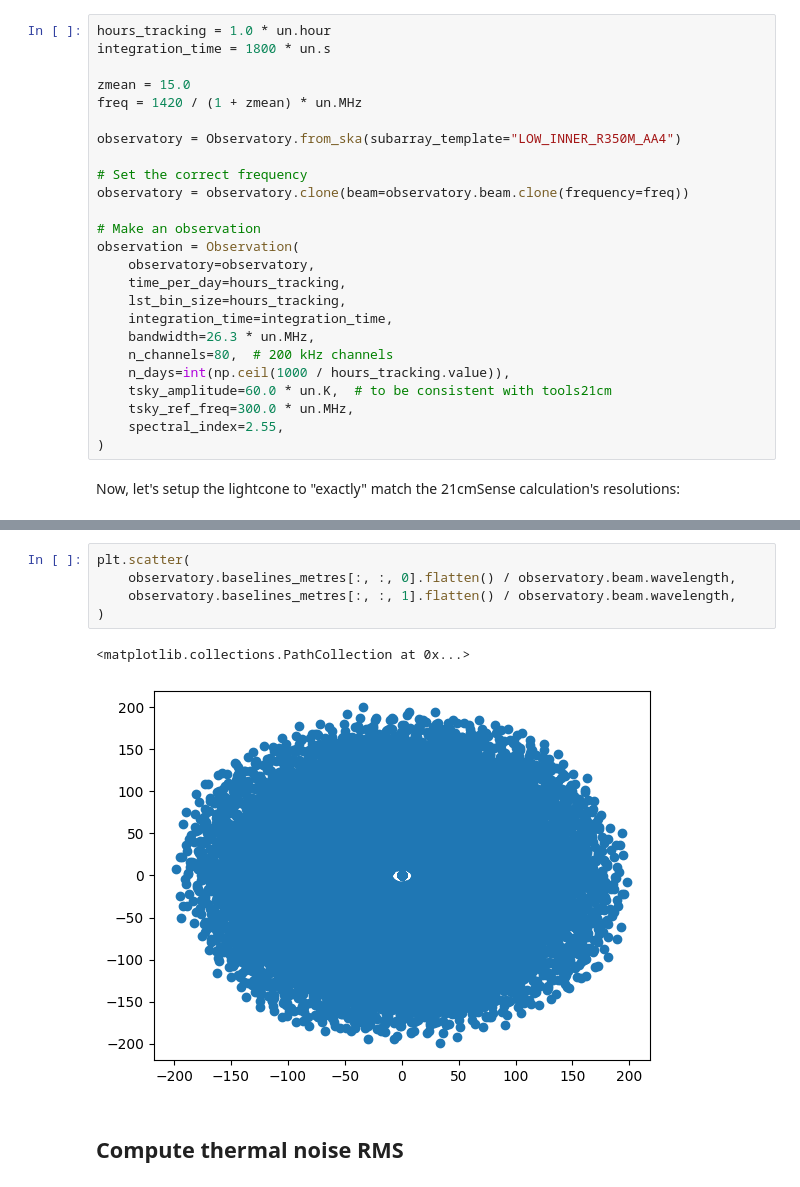
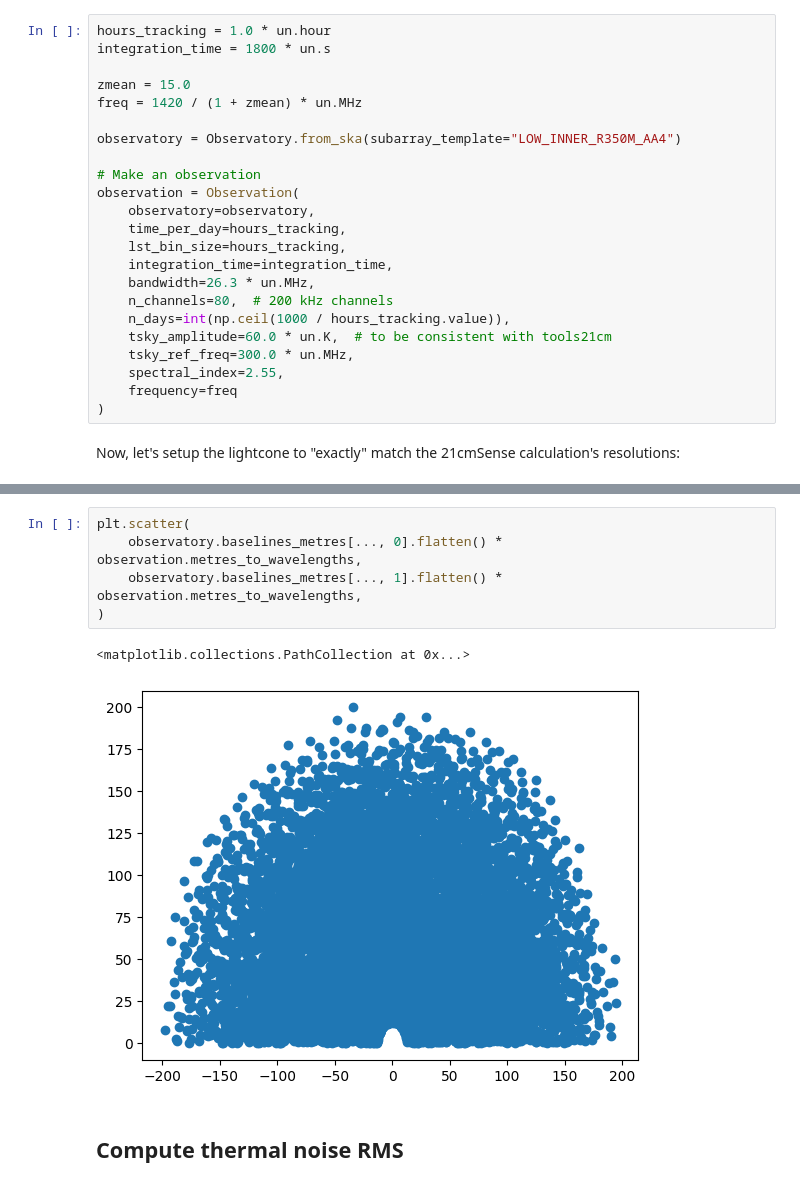
Before and after one commit to 21cmfast/tuesday, a Jupyter notebook: docs/tutorials/match_lc_noise_power_to_sense.ipynb, the cells around one changed output, grey strips where cells are left out. Drawn from its saved outputs; the diff is of its cells as text.

```diff
--- a/docs/tutorials/match_lc_noise_power_to_sense.ipynb
+++ b/docs/tutorials/match_lc_noise_power_to_sense.ipynb
@@ -79,9 +92,6 @@ zmean = 15.0
 freq = 1420 / (1 + zmean) * un.MHz
 
 observatory = Observatory.from_ska(subarray_template="LOW_INNER_R350M_AA4")
-
-# Set the correct frequency
-observatory = observatory.clone(beam=observatory.beam.clone(frequency=freq))
 
 # Make an observation
 observation = Observation(
@@ -95,6 +105,7 @@ observation = Observation(
     tsky_amplitude=60.0 * un.K,  # to be consistent with tools21cm
     tsky_ref_freq=300.0 * un.MHz,
     spectral_index=2.55,
+    frequency=freq
 )
 # %% [markdown]
 Now, let's setup the lightcone to "exactly" match the 21cmSense calculation's resolutions:
@@ -152,12 +163,12 @@ Lightcone size (cMpc): (<Quantity 929.19413703 Mpc>, <Quantity 929.19413703 Mpc>
 Observation bandwidth size (cMpc): 588.7086695297712 Mpc
 # %%
 plt.scatter(
-    observatory.baselines_metres[:, :, 0].flatten() / observatory.beam.wavelength,
-    observatory.baselines_metres[:, :, 1].flatten() / observatory.beam.wavelength,
+    observatory.baselines_metres[..., 0].flatten() * observation.metres_to_wavelengths,
+    observatory.baselines_metres[..., 1].flatten() * observation.metres_to_wavelengths,
 )
 # %% [output]
 <matplotlib.collections.PathCollection at 0x...>
-[figure, old version]
+[figure, new version]
 # %% [markdown]
 ## Compute thermal noise RMS
 # %%
```
Also changed, not shown: parts of 78 cells of this notebook, 6 other files.
